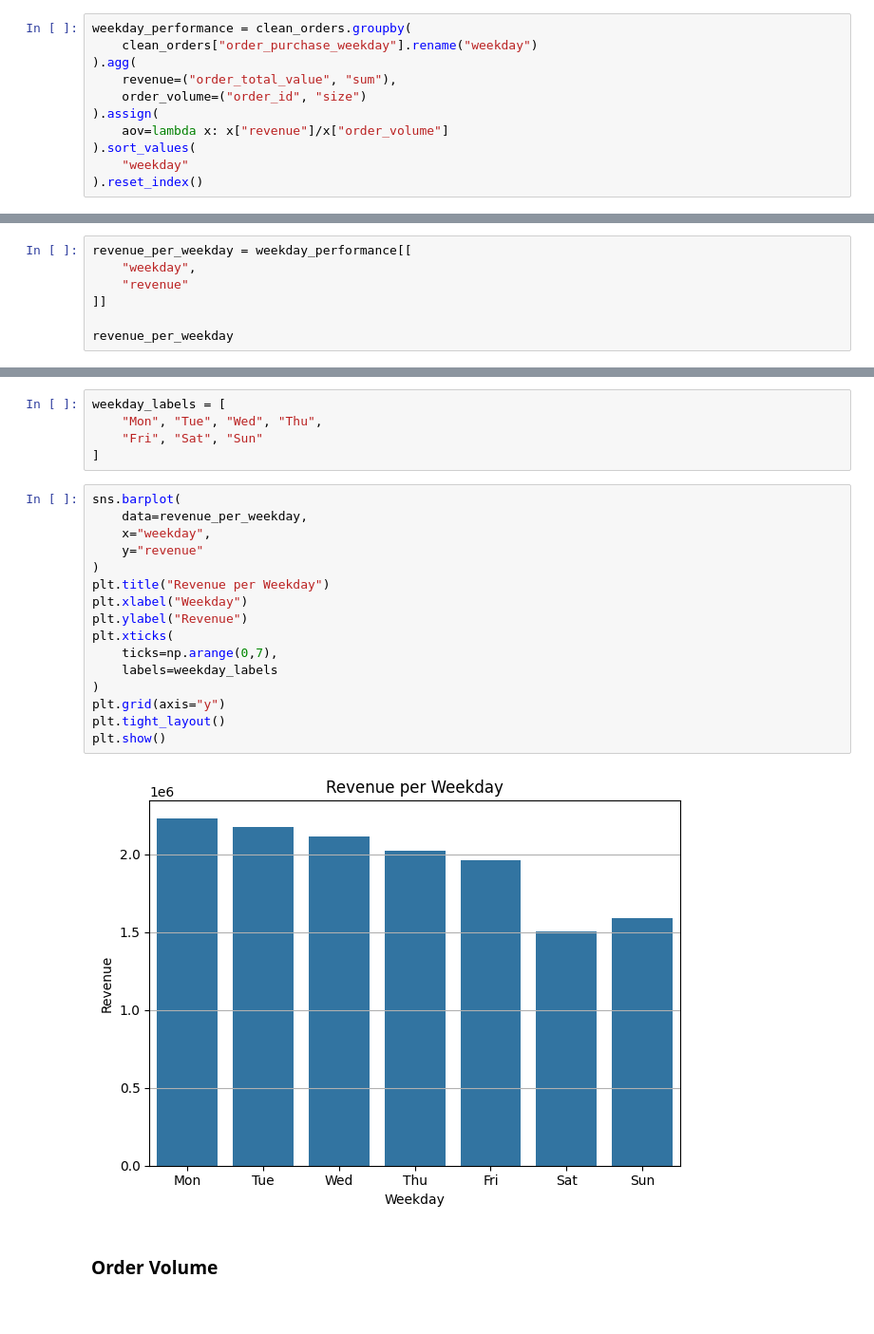
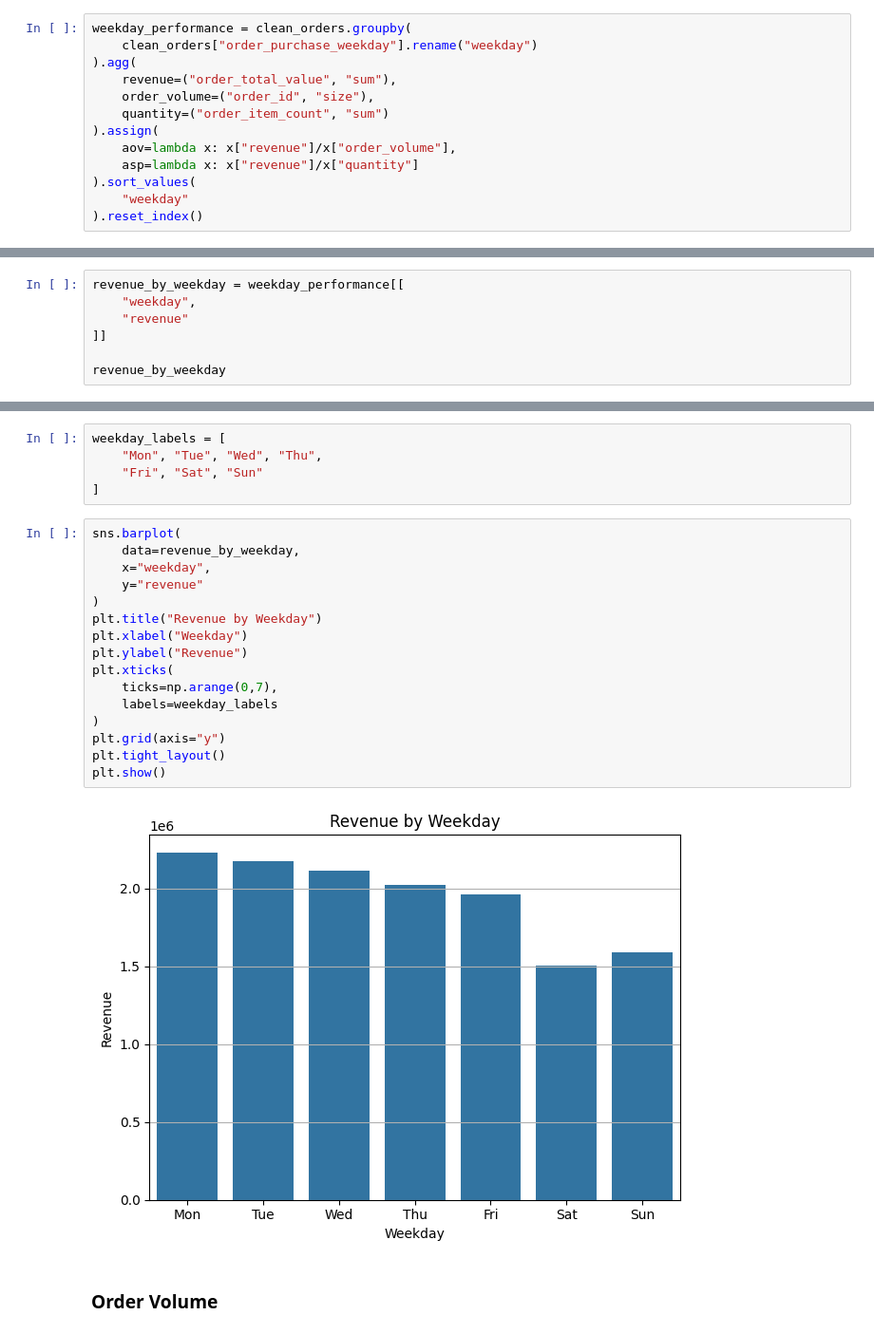
Before and after one commit to MattiaVerardi/olist-ecommerce-analytics, a Jupyter notebook: python/10_eda.ipynb, the cells around one changed output, grey strips where cells are left out. Shown at 95% size. Drawn from its saved outputs; the diff is of its cells as text.

Commit message:
update temporal e geographical performance analysis & add delivery performance analysis structure

```diff
--- a/python/10_eda.ipynb
+++ b/python/10_eda.ipynb
@@ -2006,9 +2023,11 @@ weekday_performance = clean_orders.groupby(
     clean_orders["order_purchase_weekday"].rename("weekday")
 ).agg(
     revenue=("order_total_value", "sum"),
-    order_volume=("order_id", "size")
+    order_volume=("order_id", "size"),
+    quantity=("order_item_count", "sum")
 ).assign(
-    aov=lambda x: x["revenue"]/x["order_volume"]
+    aov=lambda x: x["revenue"]/x["order_volume"],
+    asp=lambda x: x["revenue"]/x["quantity"]
 ).sort_values(
     "weekday"
 ).reset_index()
@@ -2107,12 +2126,12 @@ plt.show()
 # %% [output]
 [figure]
 # %%
-revenue_per_weekday = weekday_performance[[
+revenue_by_weekday = weekday_performance[[
     "weekday",
     "revenue"
 ]]
 
-revenue_per_weekday
+revenue_by_weekday
 # %% [output]
 |  | weekday | revenue |
 | 0 | 1 | 2230812.51 |
@@ -2129,22 +2148,22 @@ weekday_labels = [
 ]
 # %%
 sns.barplot(
-    data=revenue_per_weekday,
+    data=revenue_by_weekday,
     x="weekday",
     y="revenue"
 )
-plt.title("Revenue per Weekday")
+plt.title("Revenue by Weekday")
 plt.xlabel("Weekday")
 plt.ylabel("Revenue")
 plt.xticks(
     ticks=np.arange(0,7),
     labels=weekday_labels
 )
 plt.grid(axis="y")
 plt.tight_layout()
 plt.show()
 # %% [output]
-[figure, old version]
+[figure, new version]
 # %% [markdown]
 ### Order Volume
 # %%
```
Also changed, not shown: parts of 62 cells of this notebook, 5 other files.
